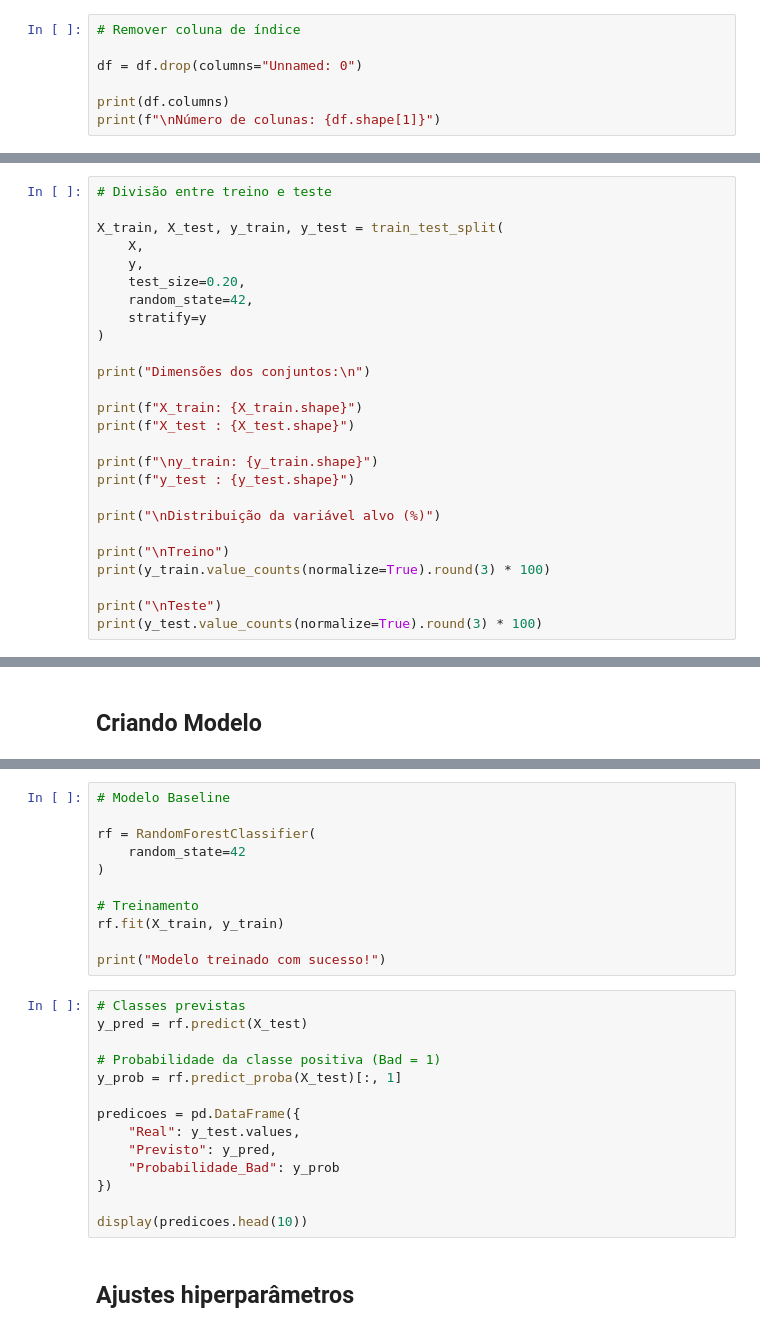
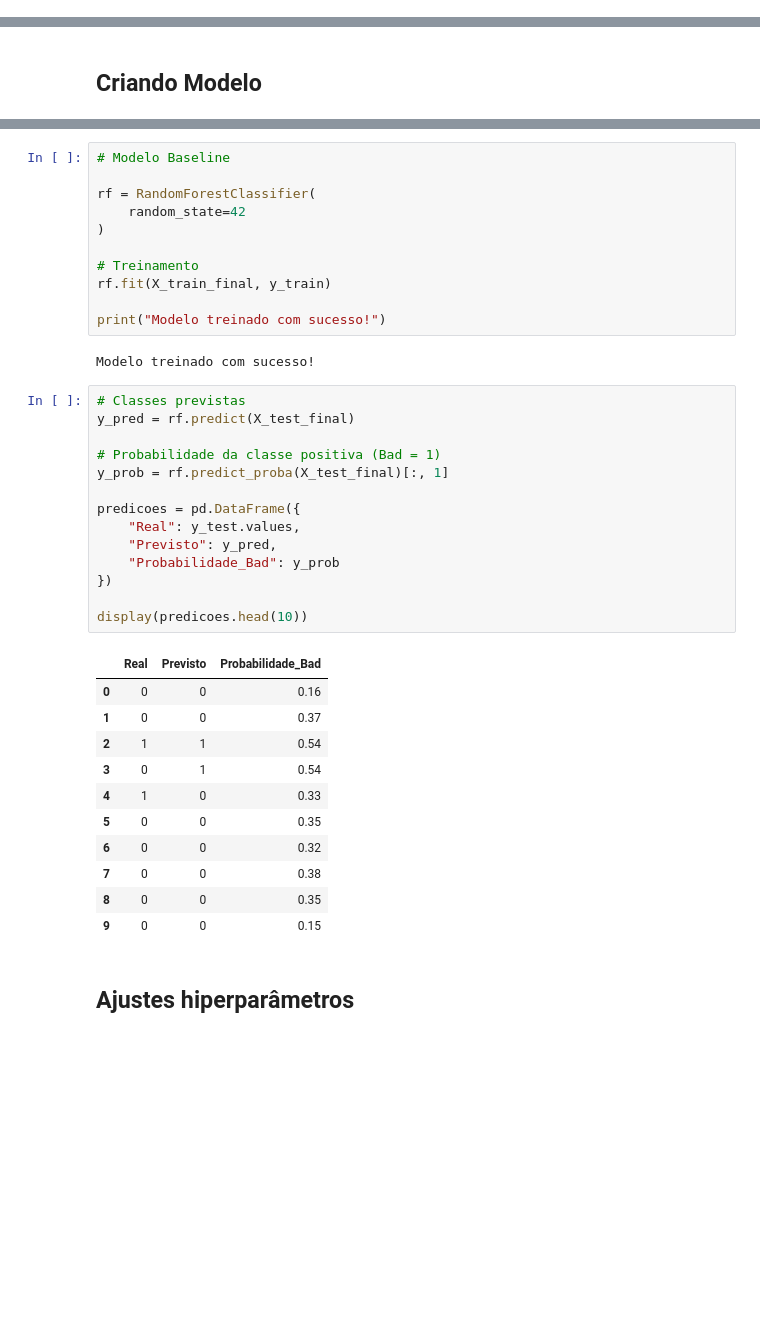
Before and after one commit to VincTorres/Credit_Risk, a Jupyter notebook: notebooks/02_Modelagem.ipynb, the cells around one changed output, grey strips where cells are left out. Drawn from its saved outputs; the diff is of its cells as text; blank space fills up the shorter version.

```diff
--- a/notebooks/02_Modelagem.ipynb
+++ b/notebooks/02_Modelagem.ipynb
@@ -23,10 +23,3 @@ pd.set_option("display.max_rows", 100)
 df = pd.read_csv("../data/german_credit_data.csv")
 # %% [markdown]
 ### Pré processamento
-# %%
-# Remover coluna de índice
-
-df = df.drop(columns="Unnamed: 0")
-
-print(df.columns)
-print(f"\nNúmero de colunas: {df.shape[1]}")
@@ -128,26 +112,0 @@ Series([], Name: count, dtype: int64)
-# %%
-# Divisão entre treino e teste
-
-X_train, X_test, y_train, y_test = train_test_split(
-    X,
-    y,
-    test_size=0.20,
-    random_state=42,
-    stratify=y
-)
-
-print("Dimensões dos conjuntos:\n")
-
-print(f"X_train: {X_train.shape}")
-print(f"X_test : {X_test.shape}")
-
-print(f"\ny_train: {y_train.shape}")
-print(f"y_test : {y_test.shape}")
-
-print("\nDistribuição da variável alvo (%)")
-
-print("\nTreino")
-print(y_train.value_counts(normalize=True).round(3) * 100)
-
-print("\nTeste")
-print(y_test.value_counts(normalize=True).round(3) * 100)
@@ -165,23 +124,37 @@ rf = RandomForestClassifier(
 )
 
 # Treinamento
-rf.fit(X_train, y_train)
+rf.fit(X_train_final, y_train)
 
 print("Modelo treinado com sucesso!")
+# %% [output]
+Modelo treinado com sucesso!
 # %%
 # Classes previstas
-y_pred = rf.predict(X_test)
+y_pred = rf.predict(X_test_final)
 
 # Probabilidade da classe positiva (Bad = 1)
-y_prob = rf.predict_proba(X_test)[:, 1]
+y_prob = rf.predict_proba(X_test_final)[:, 1]
 
 predicoes = pd.DataFrame({
     "Real": y_test.values,
     "Previsto": y_pred,
     "Probabilidade_Bad": y_prob
 })
 
 display(predicoes.head(10))
+# %% [output]
+|  | Real | Previsto | Probabilidade_Bad |
+| 0 | 0 | 0 | 0.16 |
+| 1 | 0 | 0 | 0.37 |
+| 2 | 1 | 1 | 0.54 |
+| 3 | 0 | 1 | 0.54 |
+| 4 | 1 | 0 | 0.33 |
+| 5 | 0 | 0 | 0.35 |
+| 6 | 0 | 0 | 0.32 |
+| 7 | 0 | 0 | 0.38 |
+| 8 | 0 | 0 | 0.35 |
+| 9 | 0 | 0 | 0.15 |
 # %% [markdown]
 ## Ajustes hiperparâmetros
 # %%
```
Also changed, not shown: parts of 15 cells of this notebook, 6 other files.
